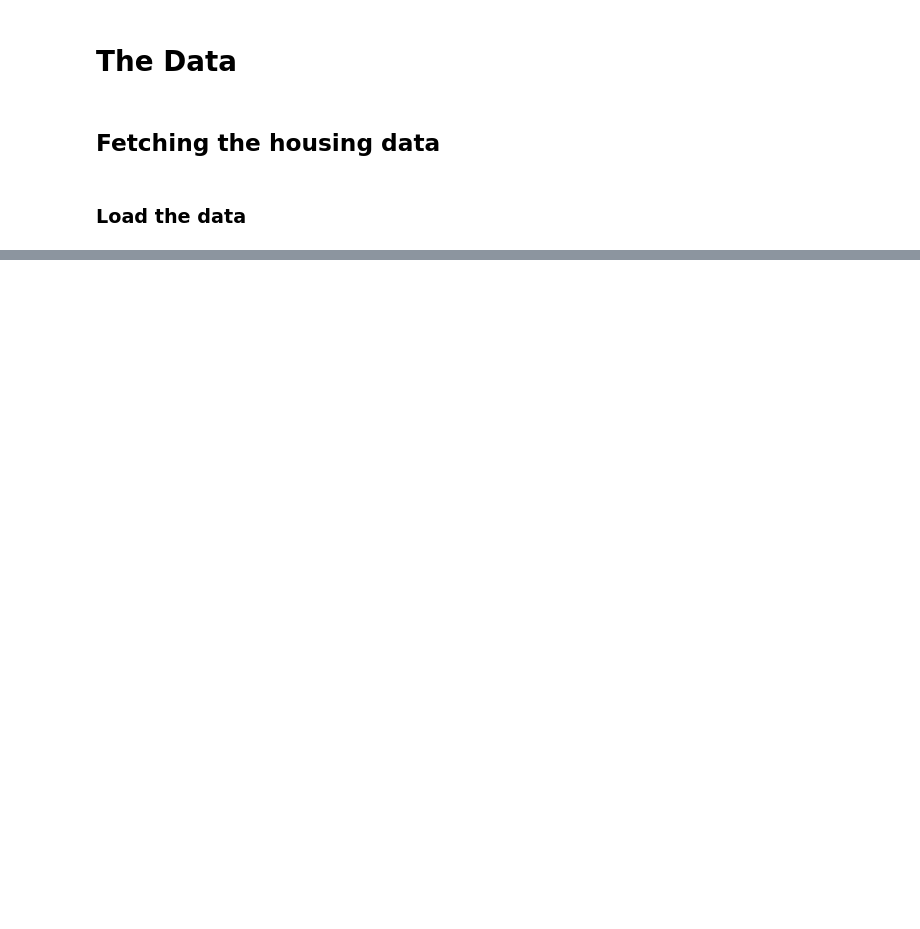
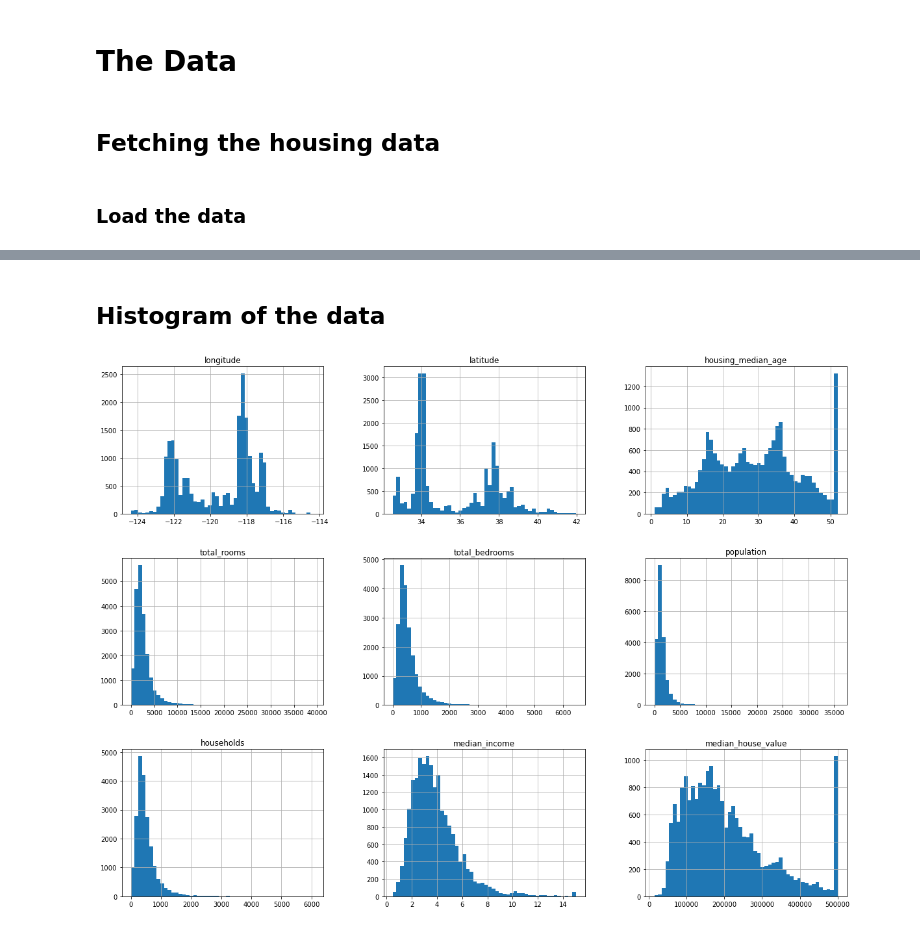
Before and after one commit to Tureczek/Jupyter_notebook_Data_Science, a Jupyter notebook: DS Exercises/Chapter 2 - End-to-End Machine Learning Project.ipynb, the cells around one changed output, grey strips where cells are left out. Cells and saved outputs as stored; diff of their text form; code cells hidden in the pictures; blank space fills up the shorter version.

Commit message:
Chapter 2 - End-to-End Machine Learning Project
p 57

```diff
--- a/DS Exercises/Chapter 2 - End-to-End Machine Learning Project.ipynb
+++ b/DS Exercises/Chapter 2 - End-to-End Machine Learning Project.ipynb
@@ -34,0 +30,4 @@ FileNotFoundError: [Errno 2] No such file or directory: 'dataset\\housing\\housi
+# %%
+housing = pd.read_csv("https://raw.githubusercontent.com/gurupratap-"
+                      "matharu/machine-learning-regression/master/dataset/housing.csv")
+housing.head()
@@ -34,0 +92,10 @@ FileNotFoundError: [Errno 2] No such file or directory: 'dataset\\housing\\housi
+# %% [markdown]
+## Histogram of the data
+# %%
+%matplotlib inline
+import matplotlib.pyplot as plt
+
+housing.hist(bins=50, figsize=(20,15))
+plt.show()
+# %% [output]
+[figure, added]
```
Also changed, not shown: parts of 25 cells of this notebook, 1 other file.
